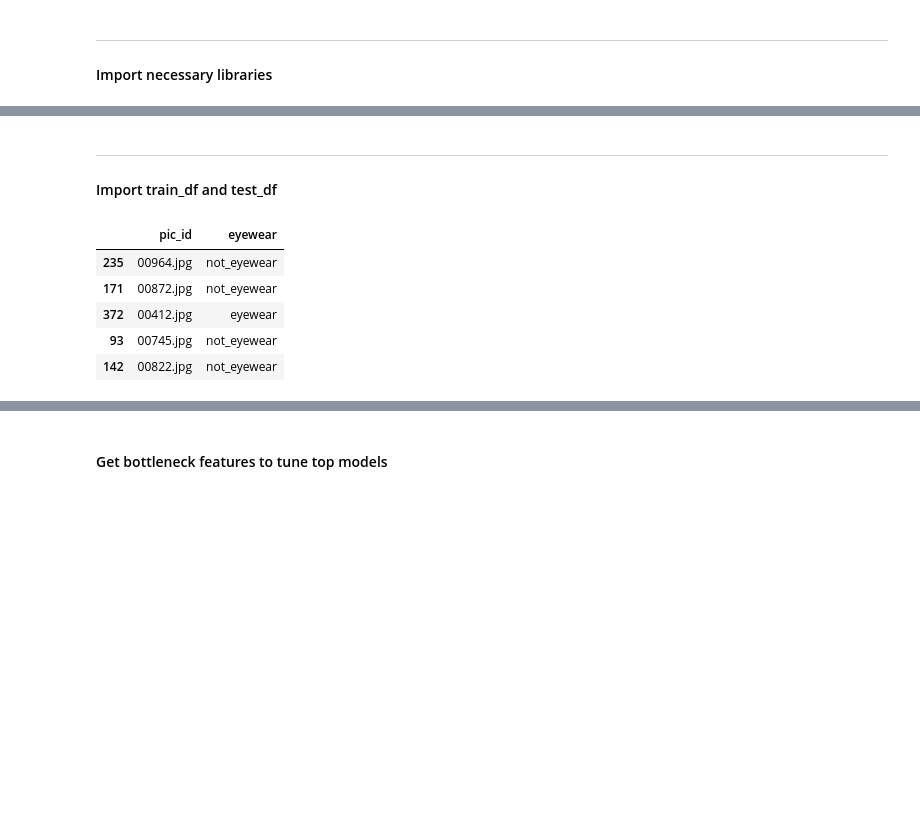
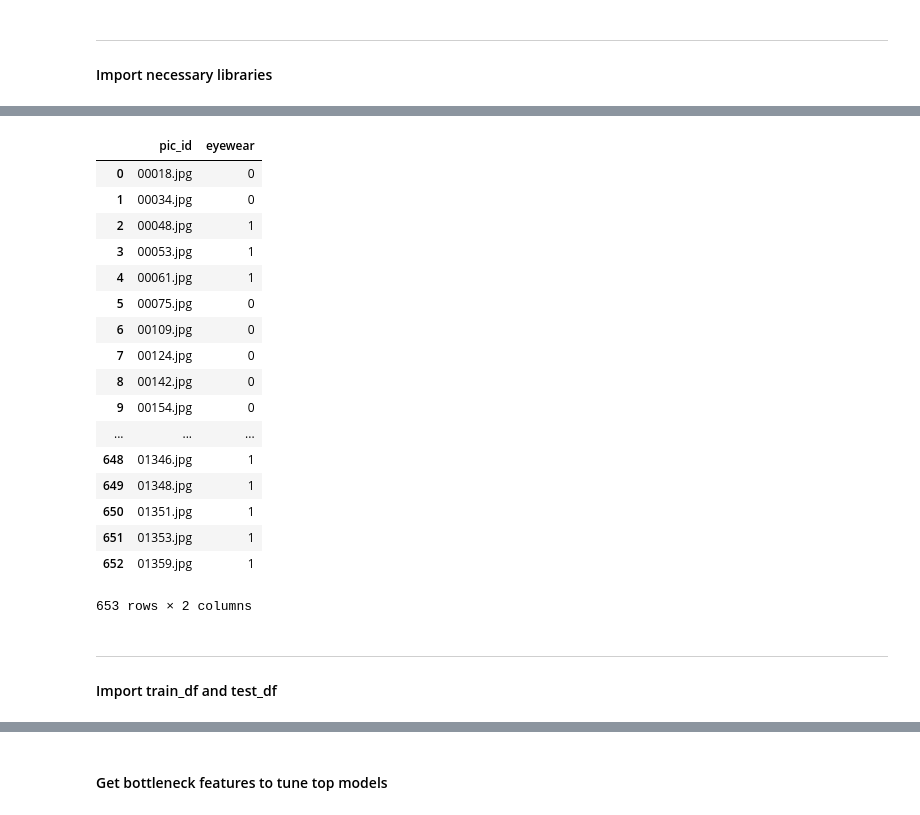
Before and after one commit to mzhou356/img2recommender, a Jupyter notebook: notebooks/ResNet50_tuning.ipynb, the cells around one changed output, grey strips where cells are left out. Saved outputs shown, nothing was run; the diff lists cells and outputs as text; code cells hidden in the pictures; blank space fills up the shorter version.

```diff
--- a/notebooks/ResNet50_tuning.ipynb
+++ b/notebooks/ResNet50_tuning.ipynb
@@ -53,5 +48,8 @@ from sklearn.metrics import confusion_matrix, classification_report, roc_curve,
 #  import total dataframe
 
 df = pd.read_pickle('../pickle_files/pic_df.pkl')
+# %%
+# set each column as string for dataprocessing
+df = df.astype('str')
 # %%
-df.head()  # try to predict on the whole data frame
+df = df.reset_index().rename(columns = {'index':'pic_id'}) # try to predict on the whole data frame
@@ -65,3 +65,25 @@ df.head()  # try to predict on the whole data frame
+# %%
+# subset a dataframe
+df[['pic_id','eyewear']]
+# %% [output]
+|  | pic_id | eyewear |
+| 0 | 00018.jpg | 0 |
+| 1 | 00034.jpg | 0 |
+| 2 | 00048.jpg | 1 |
+| 3 | 00053.jpg | 1 |
+| 4 | 00061.jpg | 1 |
+| 5 | 00075.jpg | 0 |
+| 6 | 00109.jpg | 0 |
+| 7 | 00124.jpg | 0 |
+| 8 | 00142.jpg | 0 |
+| 9 | 00154.jpg | 0 |
+| ... | ... | ... |
+| 648 | 01346.jpg | 1 |
+| 649 | 01348.jpg | 1 |
+| 650 | 01351.jpg | 1 |
+| 651 | 01353.jpg | 1 |
+| 652 | 01359.jpg | 1 |
+653 rows × 2 columns
 # %% [markdown]
 ---
 #### Import train_df and test_df
@@ -86,9 +107,0 @@ train_df, test_df = load_df('beard')
-# %%
-train_df.head()
-# %% [output]
-|  | pic_id | eyewear |
-| 235 | 00964.jpg | not_eyewear |
-| 171 | 00872.jpg | not_eyewear |
-| 372 | 00412.jpg | eyewear |
-| 93 | 00745.jpg | not_eyewear |
-| 142 | 00822.jpg | not_eyewear |
```
Also changed, not shown: parts of 8 cells of this notebook.
